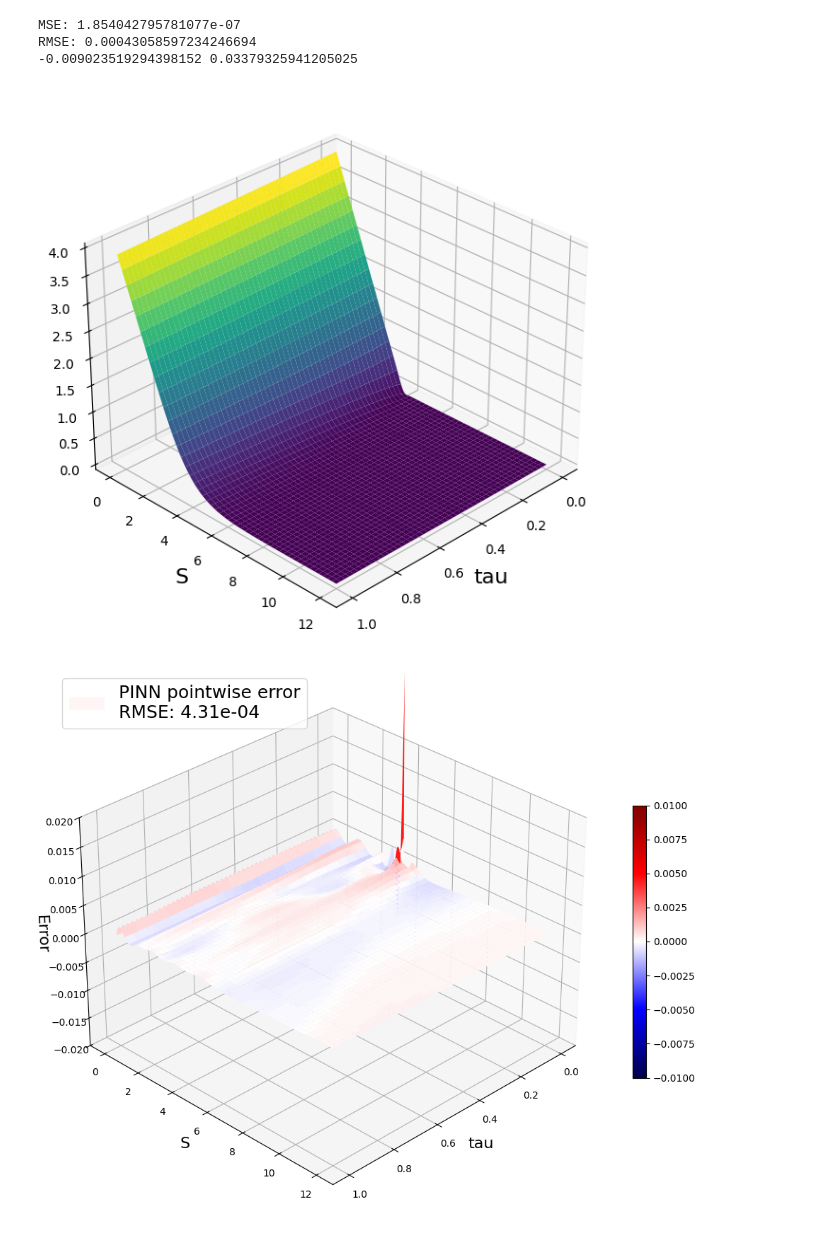
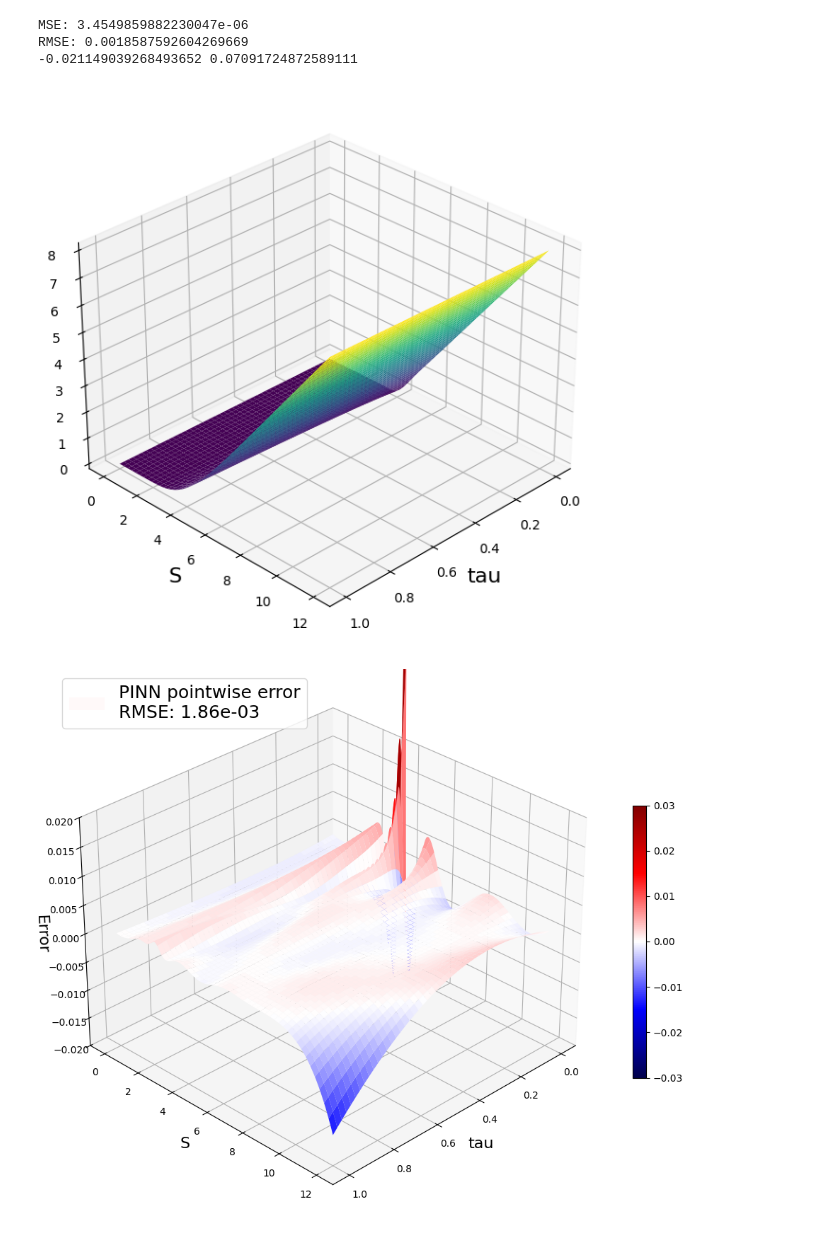
Before and after one commit to liyiyan128/Option-Pricing-Using-Physics-Informed-Neural-Networks, a Jupyter notebook: PINN_training.ipynb, the cells around one changed output. Saved outputs shown, nothing was run; the diff lists cells and outputs as text; code cells hidden in the pictures.

```diff
--- a/PINN_training.ipynb
+++ b/PINN_training.ipynb
@@ -34,7 +45,6 @@ Device: cpu
 # %%
-TRAIN = True
-model_name = 'european_put_2mlp20'  # uniform ib
-model_name = 'european_put_2mlp20_v2'  # sobol ib
+TRAIN = False
+# model_name = 'european'
 
 if TRAIN:
     nn = torch.nn.Sequential(
@@ -69,9 +79,9 @@ if TRAIN:
     # save model
     torch.save(model, f'models/{model_name}.pt')
 
-model = torch.load(f'models/{model_name}.pt', map_location=device)
+model = torch.load(f'models/european_put/{model_name}.pt', map_location=device)
 print(model)
 print('Number of parameters:', sum(p.numel() for p in model.parameters()))
-model.plot_history(save=False, title='', figsize=(8, 6), fontsize=16, file_name=f'data/images/loss_{model_name}.pdf')
+model.plot_history(save=True, title='', figsize=(8, 6), fontsize=18, file_name=f'data/images/loss_{model_name}.pdf')
 print('Final loss:', model.loss_history['total'][-1])
 # %% [output]
@@ -110,7 +383,7 @@ V_pred = model(tau_eval.reshape(-1, 1), S_eval.reshape(-1, 1)).detach().numpy().
 S_eval = np.linspace(0, S_inf, 1000)
 tau_eval = np.linspace(0, T, 1000)
 S_eval, tau_eval = np.meshgrid(S_eval, tau_eval)
-V_true = V_BS(tau_eval, S_eval, K, r, sigma, 'put')
+V_true = V_BS(tau_eval, S_eval, K, r, sigma, 'call')
 # fig = plt.figure(figsize=(8, 6))
 # ax = fig.add_subplot(111, projection='3d')
 # surf = ax.plot_surface(S_eval, tau_eval, V_true, cmap='viridis')
@@ -120,38 +393,38 @@ RMSE = np.sqrt(MSE)
 print('MSE:', MSE)
 print('RMSE:', RMSE)
 print(V_err.min(), V_err.max())
 
 # 3d plot
 fig = plt.figure(figsize=(8, 6))
 ax = fig.add_subplot(111, projection='3d')
 surf = ax.plot_surface(tau_eval, S_eval, V_pred, cmap='viridis')
 ax.set_xlabel('tau', fontsize=16)
 ax.set_ylabel('S', fontsize=16)
 # ax.set_zlabel('V', fontsize=14)
 ax.view_init(elev=30, azim=45)
 plt.tight_layout()
 if SAVE_FIG:
-    plt.savefig('./data/images/sol_european_3d.pdf', bbox_inches='tight')
+    plt.savefig('./data/images/sol_american_call_3d.pdf', bbox_inches='tight')
 plt.show()
 
 # plot error surface
 fig = plt.figure(figsize=(10, 8))
 ax = fig.add_subplot(111, projection='3d')
-surf = ax.plot_surface(tau_eval, S_eval, V_err, label=f'PINN pointwise error\nRMSE: {RMSE:.2e}', cmap='seismic', vmin=-0.01, vmax=0.01)
+surf = ax.plot_surface(tau_eval, S_eval, V_err, label=f'PINN pointwise error\nRMSE: {RMSE:.2e}', cmap='seismic', vmin=-0.03, vmax=0.03)
 cbar = fig.colorbar(surf, location='right', shrink=0.5)
 ax.set_zlim(-0.02, 0.02)
 ax.set_xlabel('tau', fontsize=16)
 ax.set_ylabel('S', fontsize=16)
 ax.set_zlabel('Error', fontsize=16)
 plt.legend(fontsize=18)
 ax.view_init(elev=30, azim=45)
 plt.tight_layout()
 if SAVE_FIG:
-    plt.savefig('./data/images/sol_european_3d_err.pdf', bbox_inches='tight')
+    plt.savefig('./data/images/sol_american_call_3d_err.pdf', bbox_inches='tight')
 plt.show()
 # %% [output]
-MSE: 1.854042795781077e-07
-RMSE: 0.00043058597234246694
--0.009023519294398152 0.03379325941205025
+MSE: 3.4549859882230047e-06
+RMSE: 0.0018587592604269669
+-0.021149039268493652 0.07091724872589111
-[figure, old version]
+[figure, new version]
-[figure, old version]
+[figure, new version]
```
Also changed, not shown: parts of 19 cells of this notebook.
